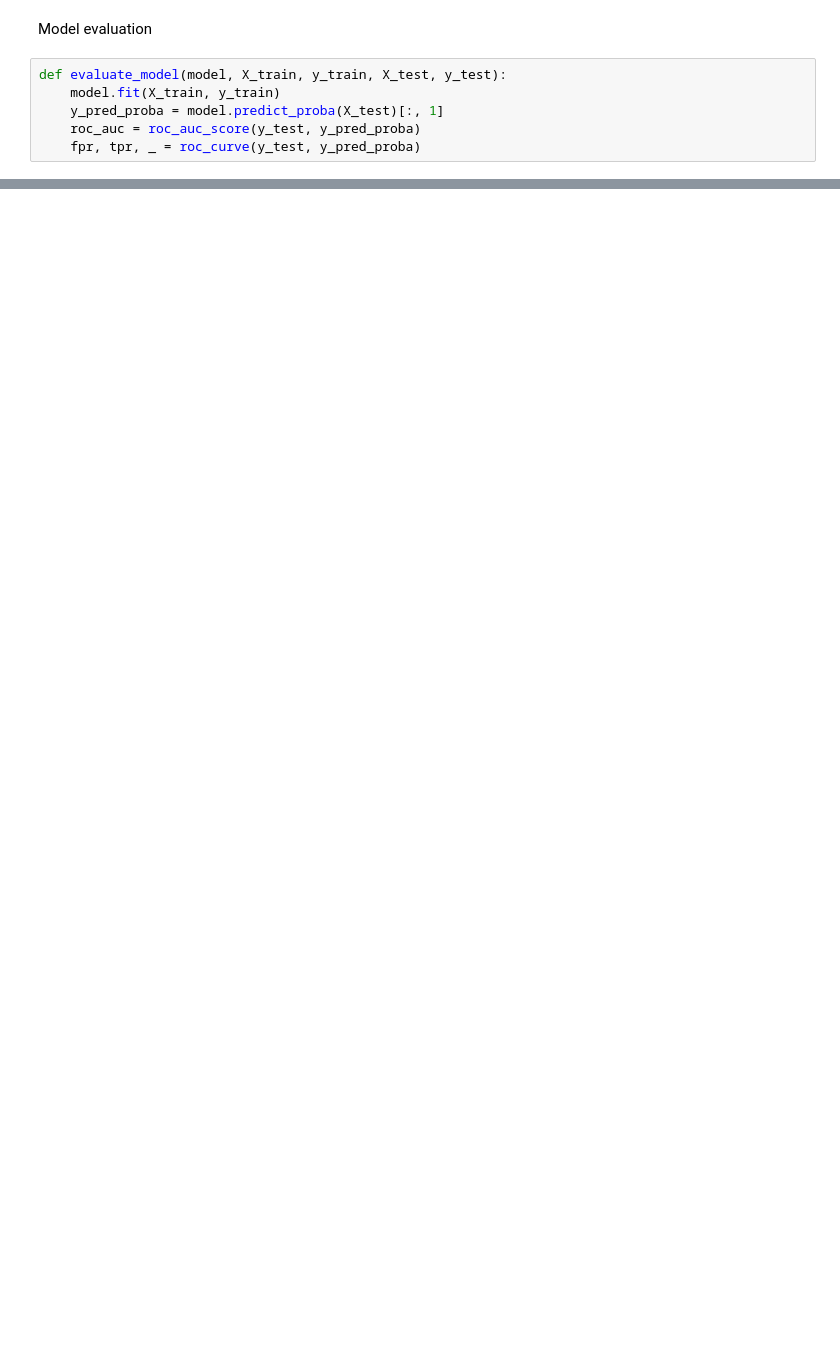
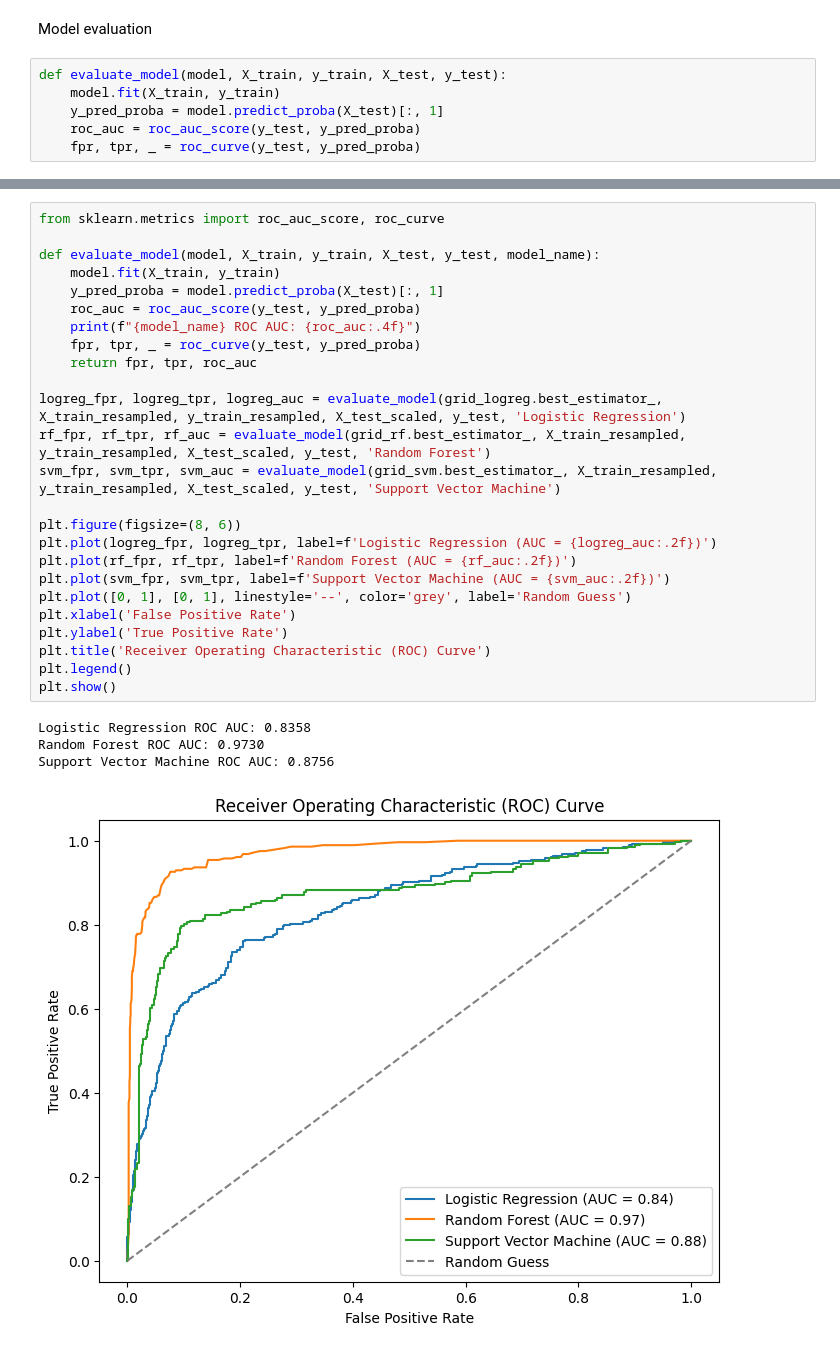
Before and after one commit to CCT-Dublin/capstone-project-riccardopossier, a Jupyter notebook: CA2_RP.ipynb, the cells around one changed output, grey strips where cells are left out. Saved outputs shown, nothing was run; the diff lists cells and outputs as text; blank space fills up the shorter version.

```diff
--- a/CA2_RP.ipynb
+++ b/CA2_RP.ipynb
@@ -726,0 +750,30 @@ Due to the Oversampling of the minority class of the target  variable, we got wo
+# %%
+from sklearn.metrics import roc_auc_score, roc_curve
+
+def evaluate_model(model, X_train, y_train, X_test, y_test, model_name):
+    model.fit(X_train, y_train)
+    y_pred_proba = model.predict_proba(X_test)[:, 1]
+    roc_auc = roc_auc_score(y_test, y_pred_proba)
+    print(f"{model_name} ROC AUC: {roc_auc:.4f}")
+    fpr, tpr, _ = roc_curve(y_test, y_pred_proba)
+    return fpr, tpr, roc_auc
+
+logreg_fpr, logreg_tpr, logreg_auc = evaluate_model(grid_logreg.best_estimator_, X_train_resampled, y_train_resampled, X_test_scaled, y_test, 'Logistic Regression')
+rf_fpr, rf_tpr, rf_auc = evaluate_model(grid_rf.best_estimator_, X_train_resampled, y_train_resampled, X_test_scaled, y_test, 'Random Forest')
+svm_fpr, svm_tpr, svm_auc = evaluate_model(grid_svm.best_estimator_, X_train_resampled, y_train_resampled, X_test_scaled, y_test, 'Support Vector Machine')
+
+plt.figure(figsize=(8, 6))
+plt.plot(logreg_fpr, logreg_tpr, label=f'Logistic Regression (AUC = {logreg_auc:.2f})')
+plt.plot(rf_fpr, rf_tpr, label=f'Random Forest (AUC = {rf_auc:.2f})')
+plt.plot(svm_fpr, svm_tpr, label=f'Support Vector Machine (AUC = {svm_auc:.2f})')
+plt.plot([0, 1], [0, 1], linestyle='--', color='grey', label='Random Guess')
+plt.xlabel('False Positive Rate')
+plt.ylabel('True Positive Rate')
+plt.title('Receiver Operating Characteristic (ROC) Curve')
+plt.legend()
+plt.show()
+# %% [output]
+Logistic Regression ROC AUC: 0.8358
+Random Forest ROC AUC: 0.9730
+Support Vector Machine ROC AUC: 0.8756
+[figure, added]
```
Also changed, not shown: parts of 19 cells of this notebook.
